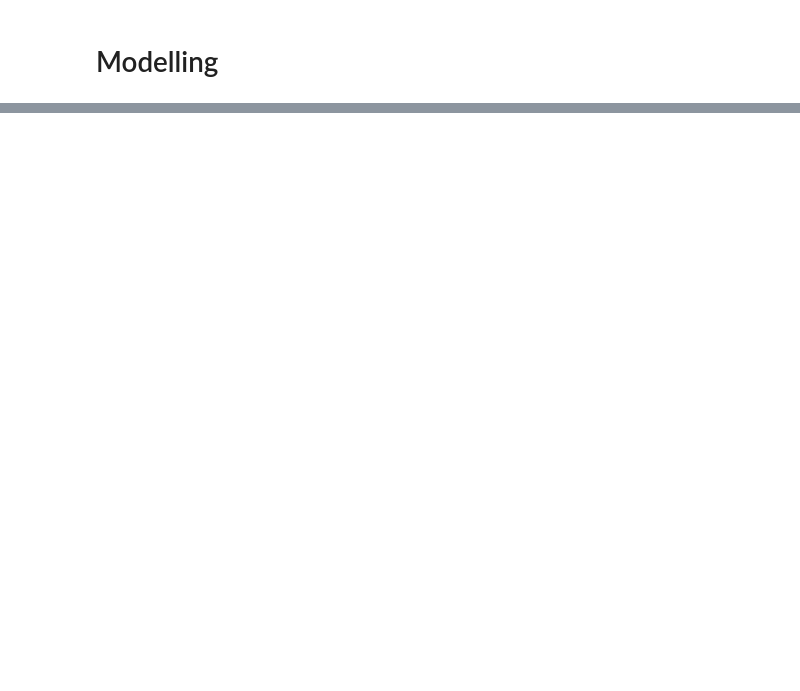
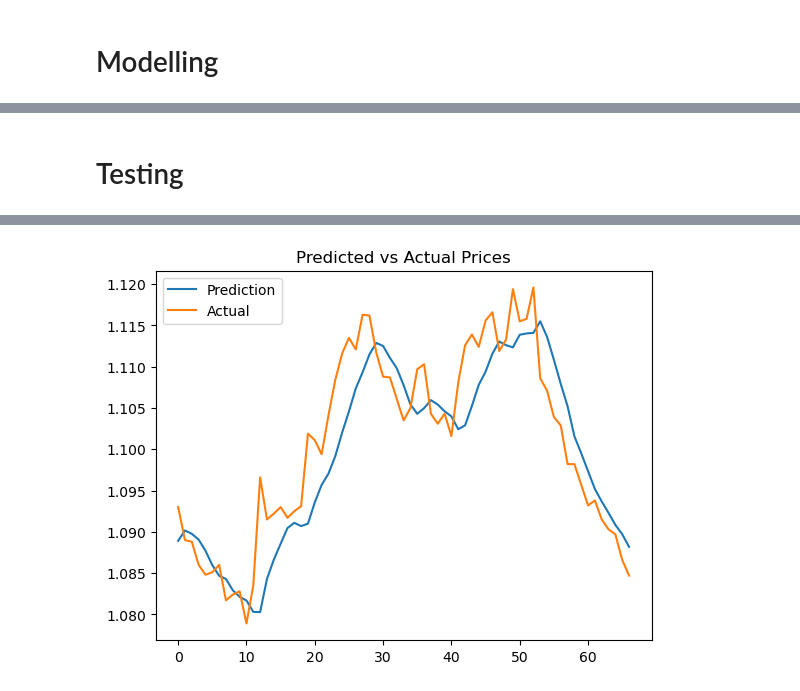
Before and after one commit to CodingToffee/price_prediction, a Jupyter notebook: usd_eur.ipynb, the cells around one changed output, grey strips where cells are left out. Saved outputs shown, nothing was run; the diff lists cells and outputs as text; code cells hidden in the pictures; blank space fills up the shorter version.

Commit message:
model tested

```diff
--- a/usd_eur.ipynb
+++ b/usd_eur.ipynb
@@ -112,6 +122,8 @@ def create_sequences(data, n_timesteps):
 
 n_timesteps = 5  # Use past 12 time steps (1 Hour) to predict the next step
 X, y = create_sequences(data, n_timesteps)
+dates = data.index.to_numpy()
+print(dates[0:5])
 
 print(X.shape)
 print(X[0])
@@ -128,12 +143,14 @@ print(y[0])
 1.1569
 # %%
 # create the test and train set
-TEST_SPLIT = 0.1
+TEST_SPLIT = 0.01
 
 #data = data.drop(columns = ['Wind', 'Solar'])
 train_size = int(len(X) * (1-TEST_SPLIT))
 test_size = len(X) - train_size
 
+dates_train = dates[0:train_size]
+dates_test = dates[train_size:len(y)]
 X_train = X[0:train_size]
 X_test = X[train_size:len(y)]
 y_train = y[0:train_size]
@@ -201 +218,37 @@ Epoch 50/50
 <keras.callbacks.History at 0x...>
+# %% [markdown]
+# Testing
+# %%
+from keras.models import load_model
+model = load_model('models/model.h5')
+# %%
+from matplotlib import pyplot as plt
+
+
+# plot the test data
+def plot_predictions(model, X, y, start=0, end=100):
+    y_predictions = model.predict(X)
+    # convert to df
+    df_y_predictions = pd.DataFrame(y_predictions.flatten(), columns=['Predictions Price'])
+    df_y_actuals = pd.DataFrame(y.flatten(), columns=['Actuals Price'])
+    df_dates = pd.DataFrame(dates_test, columns=['Timestamp'])
+    # Combine actual and predicted prices into a single DataFrame
+    df = pd.DataFrame({'Timestamp': df_dates['Timestamp'],
+                       'Predictions Price': df_y_predictions['Predictions Price'],
+                       'Actuals Price': df_y_actuals['Actuals Price']})
+    # Set TIME_PERIOD as index
+    # df.set_index('Timestamp', inplace=True)
+
+    # # Plot the data
+    # plt.figure(figsize=(10,6))
+    plt.plot(df['Predictions Price'])
+    plt.plot(df['Actuals Price'])
+    plt.legend(['Prediction', 'Actual'])
+    plt.title('Predicted vs Actual Prices')
+    plt.show()
+
+    # Return the DataFrame for further inspection
+    return df
+
+df = plot_predictions(model, X_test, y_test)
+# %% [output]
@@ -201,0 +256 @@ Epoch 50/50
+[figure, added]
```
Also changed, not shown: parts of 7 cells of this notebook, 1 other file.
